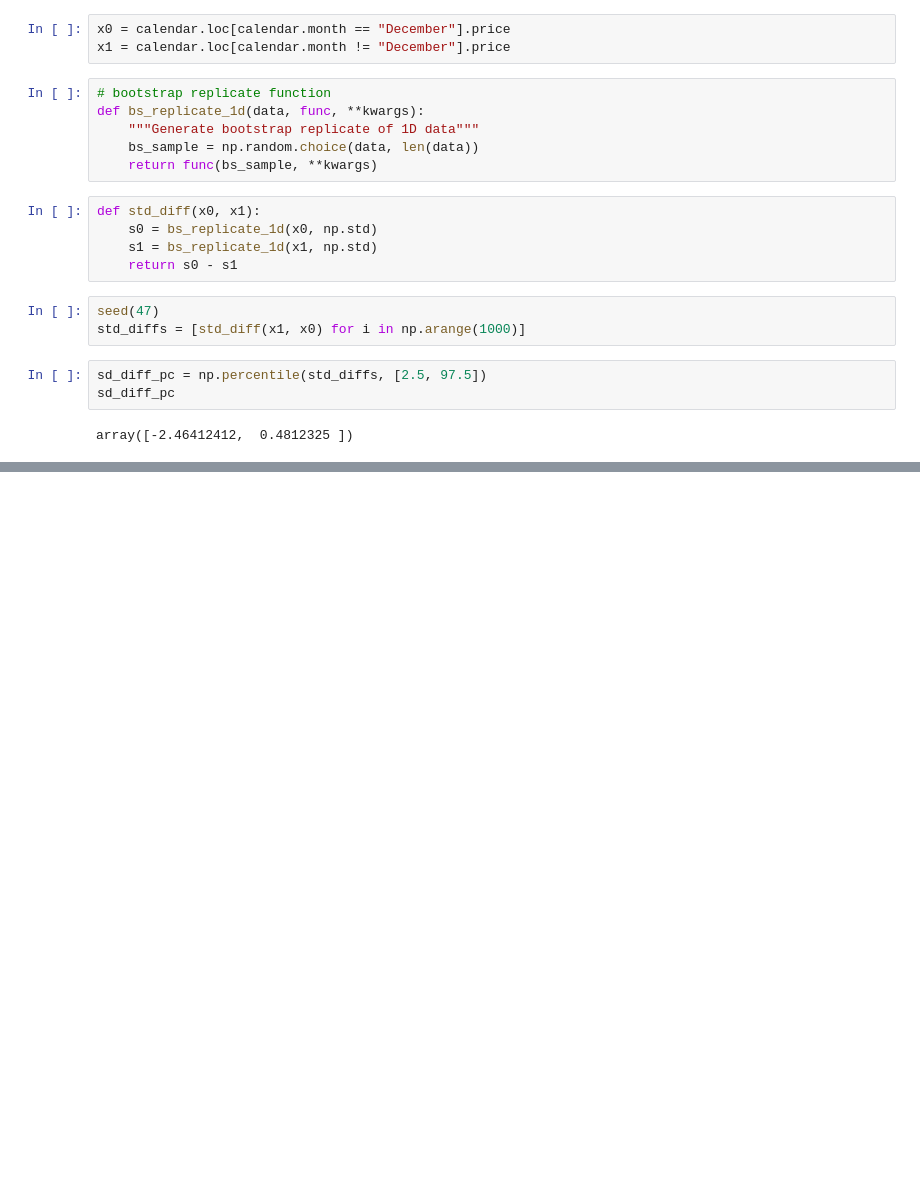
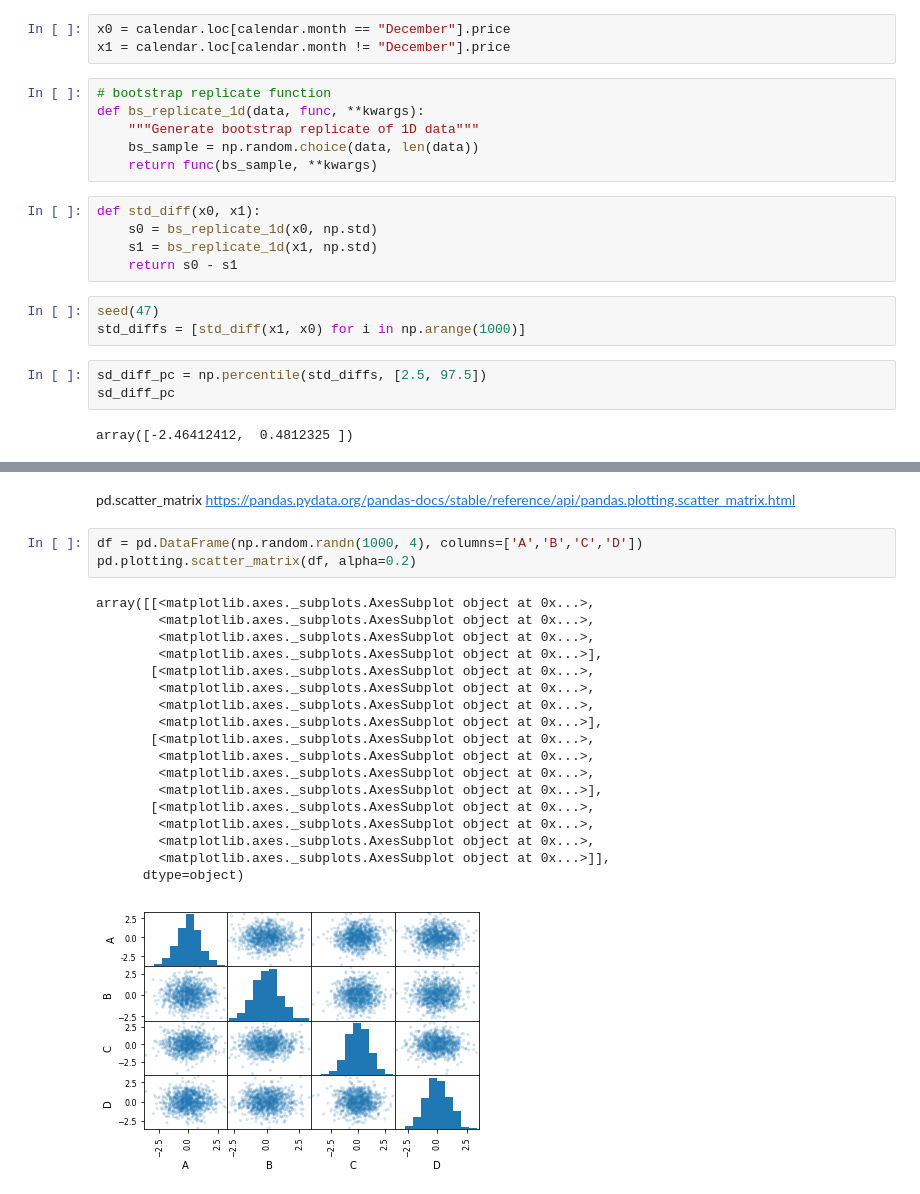
Before and after one commit to karinahou/springboard, a Jupyter notebook: Capstone Statistic Analysis.ipynb, the cells around one changed output, grey strips where cells are left out. Cells and saved outputs as stored; diff of their text form; blank space fills up the shorter version.

```diff
--- a/Capstone Statistic Analysis.ipynb
+++ b/Capstone Statistic Analysis.ipynb
@@ -272,0 +355,25 @@ _ = plt.axvline(percentiles[1], color='r', linestyle = "--")
+# %% [markdown]
+pd.scatter_matrix
+https://pandas.pydata.org/pandas-docs/stable/reference/api/pandas.plotting.scatter_matrix.html
+# %%
+df = pd.DataFrame(np.random.randn(1000, 4), columns=['A','B','C','D'])
+pd.plotting.scatter_matrix(df, alpha=0.2)
+# %% [output]
+array([[<matplotlib.axes._subplots.AxesSubplot object at 0x...>,
+        <matplotlib.axes._subplots.AxesSubplot object at 0x...>,
+        <matplotlib.axes._subplots.AxesSubplot object at 0x...>,
+        <matplotlib.axes._subplots.AxesSubplot object at 0x...>],
+       [<matplotlib.axes._subplots.AxesSubplot object at 0x...>,
+        <matplotlib.axes._subplots.AxesSubplot object at 0x...>,
+        <matplotlib.axes._subplots.AxesSubplot object at 0x...>,
+        <matplotlib.axes._subplots.AxesSubplot object at 0x...>],
+       [<matplotlib.axes._subplots.AxesSubplot object at 0x...>,
+        <matplotlib.axes._subplots.AxesSubplot object at 0x...>,
+        <matplotlib.axes._subplots.AxesSubplot object at 0x...>,
+        <matplotlib.axes._subplots.AxesSubplot object at 0x...>],
+       [<matplotlib.axes._subplots.AxesSubplot object at 0x...>,
+        <matplotlib.axes._subplots.AxesSubplot object at 0x...>,
+        <matplotlib.axes._subplots.AxesSubplot object at 0x...>,
+        <matplotlib.axes._subplots.AxesSubplot object at 0x...>]],
+      dtype=object)
+[figure, added]
```
Also changed, not shown: parts of 17 cells of this notebook.
